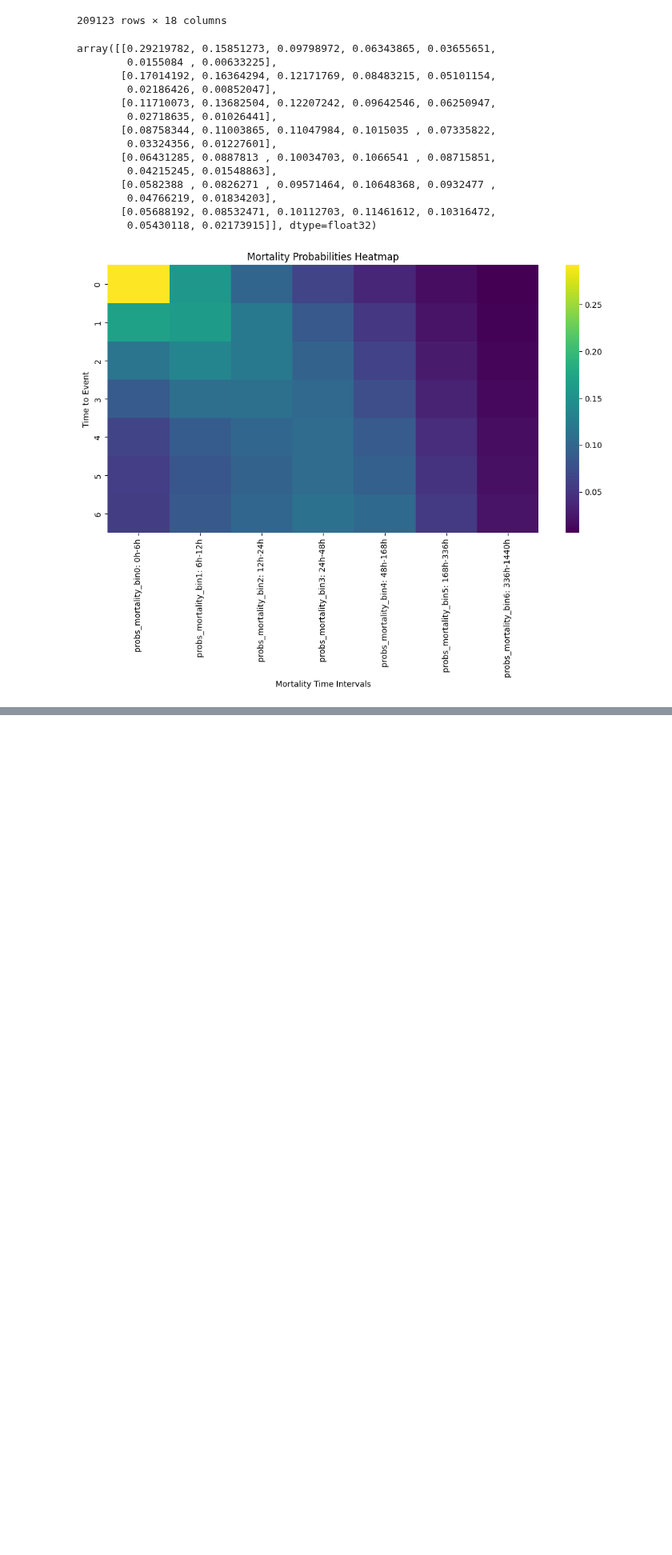
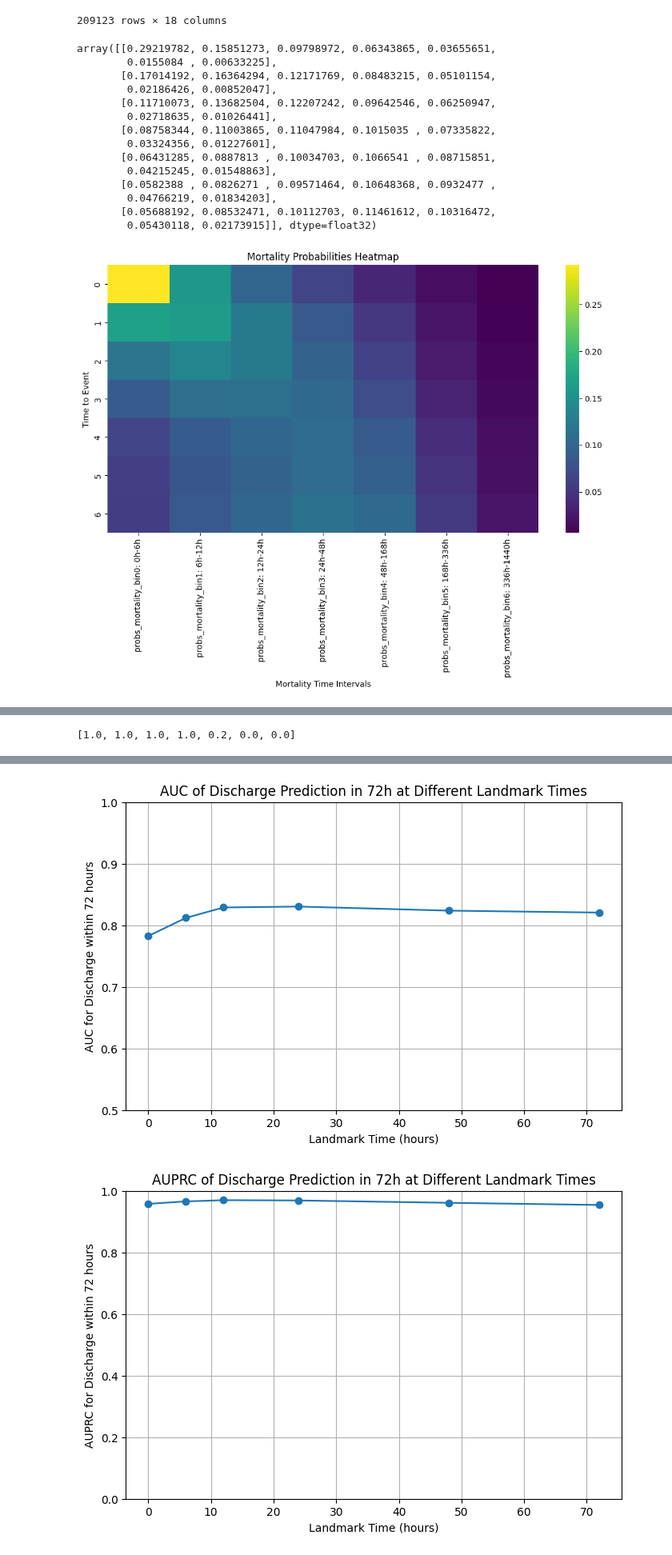
Before and after one commit to jakeormond/ai_clinician_pediatric_rl, a Jupyter notebook: src/analyse_results/examine_dynamic_deephit_results.ipynb, the cells around one changed output, grey strips where cells are left out. Shown at 80% size. Cells and saved outputs as stored; diff of their text form; code cells hidden in the pictures; blank space fills up the shorter version.

Commit message:
working on analysis of time to event model results

```diff
--- a/src/analyse_results/examine_dynamic_deephit_results.ipynb
+++ b/src/analyse_results/examine_dynamic_deephit_results.ipynb
@@ -176,0 +235,77 @@ plt.show()
+# %%
+timebins = [0, 6, 12, 24, 48, 168, 336, 1440]
+landmark_times = [0, 6, 12, 24, 48, 72]
+target_time = 72
+
+fractional_weights = []
+for i in range(len(timebins) - 1):
+    start = timebins[i]
+    end = timebins[i + 1]
+    if end <= target_time:
+        fractional_weights.append(1.0)
+    elif start >= target_time:
+        fractional_weights.append(0.0)
+    else:
+        fractional_weight = (target_time - start) / (end - start)
+        fractional_weights.append(fractional_weight)
+fractional_weights
+# %% [output]
+[1.0, 1.0, 1.0, 1.0, 0.2, 0.0, 0.0]
+# %%
+events = ['discharge', 'mortality']
+
+for e in events:
+
+    # for discharge
+    auc_results = {}
+    auprc_results = {}
+    for t in landmark_times:
+        print(f"Landmark time: {t} hours")
+        df_temp = test_set_predictions[test_set_predictions['time'] == t]
+
+        # outcome = 1 if event_label is discharge and time_to_event <= t + target_time
+        outcome = []
+        cumulative_prob = []
+        for index, row in df_temp.iterrows():
+            if row['event_label'] == e and row['time_to_event'] <= t + target_time:
+                outcome.append(1)
+            else:
+                outcome.append(0)
+
+            # calculate cumulative probability of discharge within target_time
+            prob = 0.0
+            if e == 'discharge':
+                columns = discharge_columns
+            else:
+                columns = mortality_columns
+
+            for i in range(len(columns)):
+                prob += row[columns[i]] * fractional_weights[i]
+            cumulative_prob.append(prob)
+        # calculate AUC
+        auc = roc_auc_score(outcome, cumulative_prob)
+        auprc = average_precision_score(outcome, cumulative_prob)
+        auc_results[t] = auc
+        auprc_results[t] = auprc
+        print(f"AUC: {auc:.4f}, AUPRC: {auprc:.4f}")
+
+    # plot the auc results
+    plt.figure(figsize=(8, 5))
+    plt.plot(list(auc_results.keys()), list(auc_results.values()), marker='o')
+    plt.xlabel("Landmark Time (hours)")
+    plt.ylabel(f"AUC for {e.capitalize()} within {target_time} hours")
+    plt.title(f"AUC of {e.capitalize()} Prediction in {target_time}h at Different Landmark Times")
+    plt.ylim(0.5, 1.0)
+    plt.grid()
+    plt.show()
+
+    # plot the auprc results
+    plt.figure(figsize=(8, 5))
+    plt.plot(list(auprc_results.keys()), list(auprc_results.values()), marker='o')
+    plt.xlabel("Landmark Time (hours)")
+    plt.ylabel(f"AUPRC for {e.capitalize()} within {target_time} hours")
+    plt.title(f"AUPRC of {e.capitalize()} Prediction in {target_time}h at Different Landmark Times")
+    plt.ylim(0.0, 1.0)
+    plt.grid()
+    plt.show()
+# %% [output]
@@ -176,0 +324,2 @@ plt.show()
+[figure, added]
+[figure, added]
```
Also changed, not shown: parts of 17 cells of this notebook.
